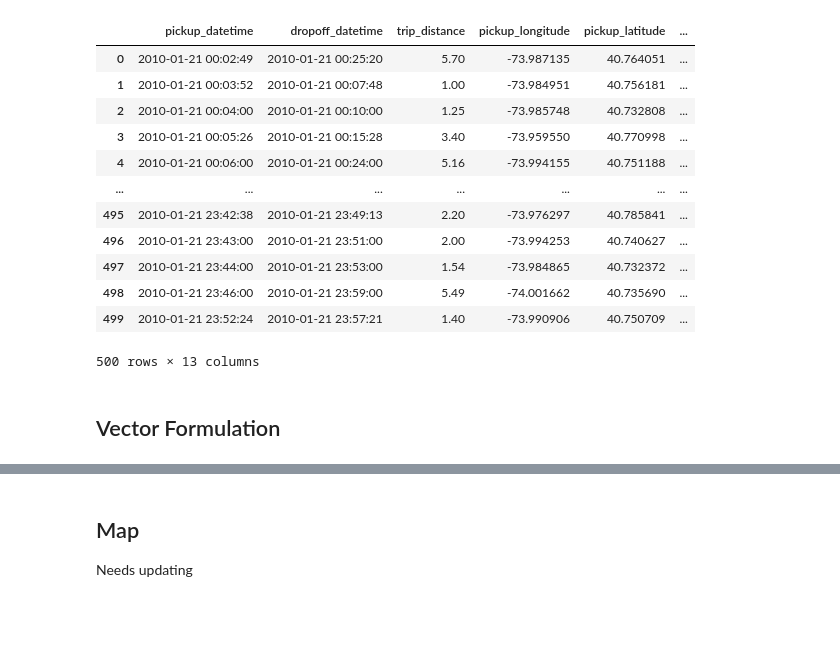
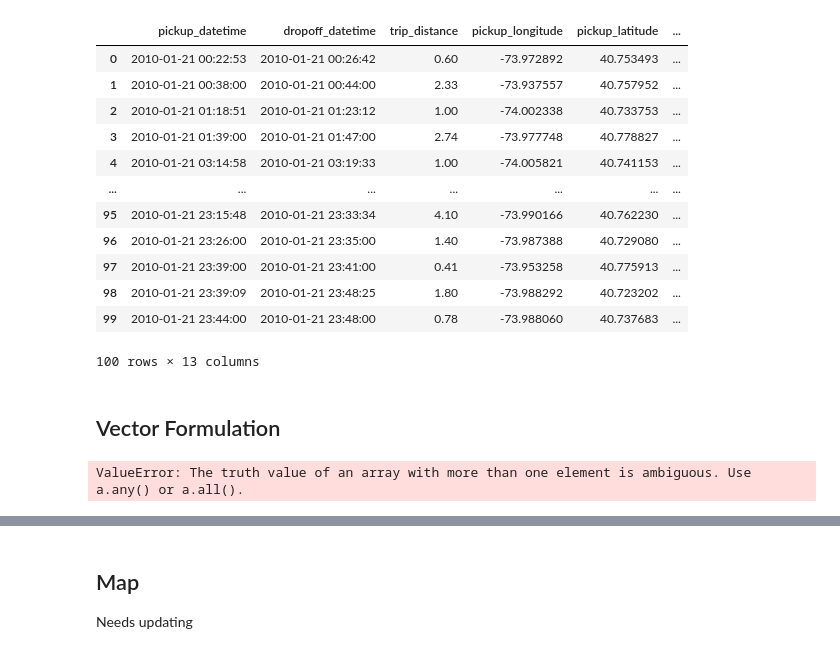
Before and after one commit to hollymc/senior-thesis, a Jupyter notebook: taxiriders-problems.ipynb, the cells around one changed output, grey strips where cells are left out. Saved outputs shown, nothing was run; the diff lists cells and outputs as text; code cells hidden in the pictures; blank space fills up the shorter version.

```diff
--- a/taxiriders-problems.ipynb
+++ b/taxiriders-problems.ipynb
@@ -10,35 +11,35 @@ import contextily as ctx
 # %%
 full_data = pd.read_csv("yellow_tripdata_2010-01.csv")
 full_data['pickup_datetime'] = pd.to_datetime(full_data['pickup_datetime'])
 full_data['dropoff_datetime'] = pd.to_datetime(full_data['dropoff_datetime'])
 
 year = 2010
 month = 1
 day = 21
 date = datetime.date(year, month, day)
 
 day_data = full_data.loc[(full_data['pickup_datetime'].dt.date == date) & (full_data['dropoff_datetime'].dt.date == date)]
 day_data = day_data[['pickup_datetime', 'dropoff_datetime', 'trip_distance', 'pickup_longitude', 'pickup_latitude', 'dropoff_longitude', 'dropoff_latitude', 'fare_amount', 'surcharge', 'mta_tax', 'tip_amount', 'tolls_amount', 'total_amount']]
 day_data = day_data.loc[(day_data['pickup_longitude'] != 0) & (day_data['pickup_latitude'] != 0)]
 
-n = 500
-data = day_data.sample(n).sort_values(by = 'pickup_datetime')
+n = 100
+data = day_data.sample(n).sort_values(by='pickup_datetime')
 data.index = range(n)
 data
 # %% [output]
 |  | pickup_datetime | dropoff_datetime | trip_distance | pickup_longitude | pickup_latitude | ... |
-| 0 | 2010-01-21 00:02:49 | 2010-01-21 00:25:20 | 5.70 | -73.987135 | 40.764051 | ... |
-| 1 | 2010-01-21 00:03:52 | 2010-01-21 00:07:48 | 1.00 | -73.984951 | 40.756181 | ... |
-| 2 | 2010-01-21 00:04:00 | 2010-01-21 00:10:00 | 1.25 | -73.985748 | 40.732808 | ... |
-| 3 | 2010-01-21 00:05:26 | 2010-01-21 00:15:28 | 3.40 | -73.959550 | 40.770998 | ... |
-| 4 | 2010-01-21 00:06:00 | 2010-01-21 00:24:00 | 5.16 | -73.994155 | 40.751188 | ... |
+| 0 | 2010-01-21 00:22:53 | 2010-01-21 00:26:42 | 0.60 | -73.972892 | 40.753493 | ... |
+| 1 | 2010-01-21 00:38:00 | 2010-01-21 00:44:00 | 2.33 | -73.937557 | 40.757952 | ... |
+| 2 | 2010-01-21 01:18:51 | 2010-01-21 01:23:12 | 1.00 | -74.002338 | 40.733753 | ... |
+| 3 | 2010-01-21 01:39:00 | 2010-01-21 01:47:00 | 2.74 | -73.977748 | 40.778827 | ... |
+| 4 | 2010-01-21 03:14:58 | 2010-01-21 03:19:33 | 1.00 | -74.005821 | 40.741153 | ... |
 | ... | ... | ... | ... | ... | ... | ... |
-| 495 | 2010-01-21 23:42:38 | 2010-01-21 23:49:13 | 2.20 | -73.976297 | 40.785841 | ... |
-| 496 | 2010-01-21 23:43:00 | 2010-01-21 23:51:00 | 2.00 | -73.994253 | 40.740627 | ... |
-| 497 | 2010-01-21 23:44:00 | 2010-01-21 23:53:00 | 1.54 | -73.984865 | 40.732372 | ... |
-| 498 | 2010-01-21 23:46:00 | 2010-01-21 23:59:00 | 5.49 | -74.001662 | 40.735690 | ... |
-| 499 | 2010-01-21 23:52:24 | 2010-01-21 23:57:21 | 1.40 | -73.990906 | 40.750709 | ... |
+| 95 | 2010-01-21 23:15:48 | 2010-01-21 23:33:34 | 4.10 | -73.990166 | 40.762230 | ... |
+| 96 | 2010-01-21 23:26:00 | 2010-01-21 23:35:00 | 1.40 | -73.987388 | 40.729080 | ... |
+| 97 | 2010-01-21 23:39:00 | 2010-01-21 23:41:00 | 0.41 | -73.953258 | 40.775913 | ... |
+| 98 | 2010-01-21 23:39:09 | 2010-01-21 23:48:25 | 1.80 | -73.988292 | 40.723202 | ... |
+| 99 | 2010-01-21 23:44:00 | 2010-01-21 23:48:00 | 0.78 | -73.988060 | 40.737683 | ... |
-500 rows × 13 columns
+100 rows × 13 columns
 # %% [markdown]
 ## Vector Formulation
 # %%
@@ -52,0 +49,28 @@ def to_td(minutes):
+# %%
+tp = TP(data)
+t, x, problem = tp.problem_param()
+t_vals = np.zeros(t.shape)
+t_min, _ = tp.time_cons()
+t_vals = t_min
+
+t_range = 1
+step = .1
+dim = int(t_range/step)
+heat_map = np.zeros((dim, dim))
+i = 0
+for t0 in np.arange(0, t_range, step):
+    for t1 in np.arange(0, t_range, step):
+            t_vals[0] = t_min[0] + t0
+            t_vals[1] = t_min[1] + t1
+            t.value = t_vals
+            problem.solve()
+            obj_val = problem.objective.value
+            heat_map[int(i/dim), i%dim] = obj_val
+            i += 1
+
+            print(t.value[0], t.value[1])
+            print("Objective Value:", obj_val)
+            run_time = problem.solver_stats.solve_time
+            print("Run Time:", run_time)
+# %% [output]
+ValueError: The truth value of an array with more than one element is ambiguous. Use a.any() or a.all().
```
Also changed, not shown: parts of 6 cells of this notebook, 1 other file.
